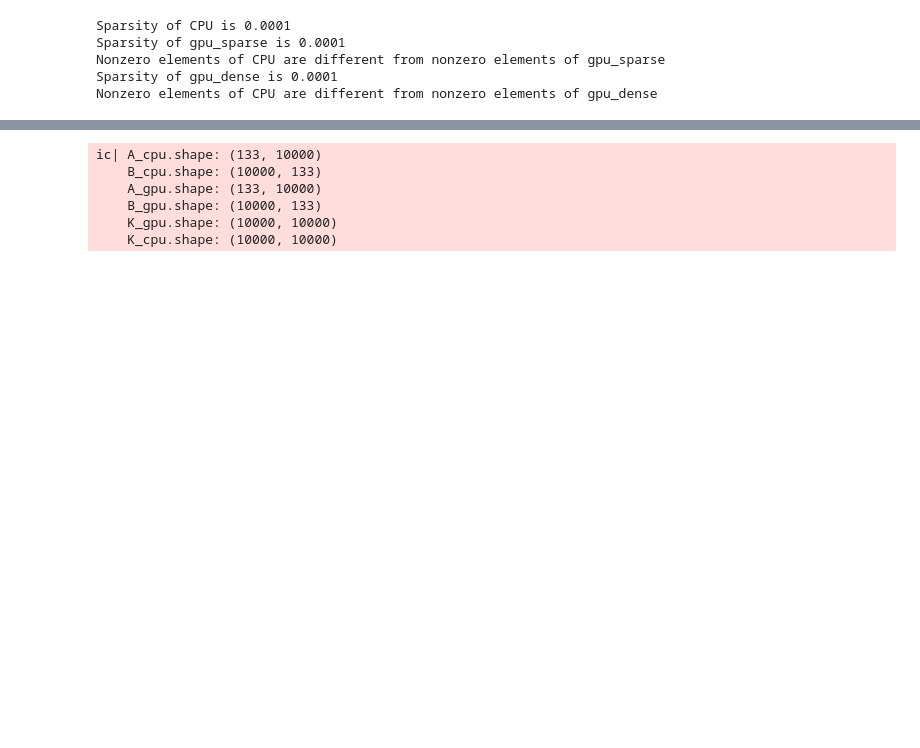
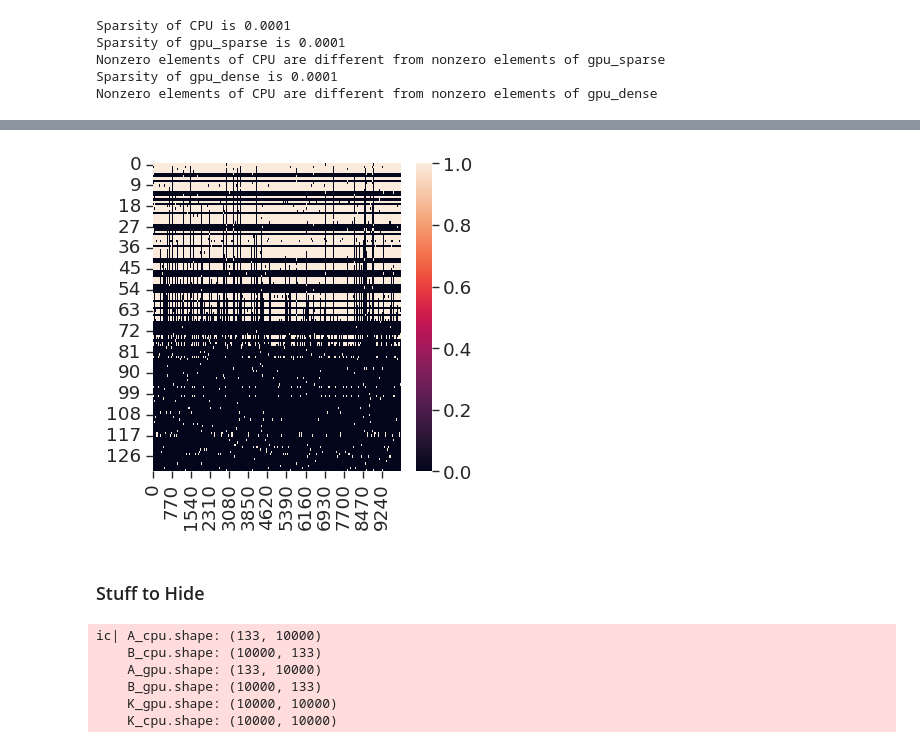
Before and after one commit to dpeerlab/SEACells, a Jupyter notebook: compare_A_and_B.ipynb, the cells around one changed output, grey strips where cells are left out. Drawn from its saved outputs; the diff is of its cells as text; code cells hidden in the pictures; blank space fills up the shorter version.

```diff
--- a/compare_A_and_B.ipynb
+++ b/compare_A_and_B.ipynb
@@ -222,4 +293,13 @@ Sparsity of gpu_dense is 0.2917609022556391
 Nonzero elements of CPU are different from nonzero elements of gpu_dense
+# %%
+# Process initial_As gpu sparse version for plotting
+
+M = initial_As['gpu_sparse']
+matrix_np = M.get().toarray()
+
+plot_matrix(matrix_np, title='A_')
+# %% [output]
+[figure, added]
 # %%
 def _updateA_cpu(self, B, A_prev):
     """Update step for assigment matrix A.
@@ -327,6 +418,8 @@ def _updateA_gpu(self, Bg, Ag):
         t += 1
 
     return Ag, t2g, t1g
+# %% [markdown]
+### Stuff to Hide
 # %%
 def _updateB_gpu(self, Ag, Bg):
     """Compute archetype matrix B using constrained gradient descent via Frank-Wolfe algorithm.
```
Also changed, not shown: parts of 17 cells of this notebook, 45 other files.
